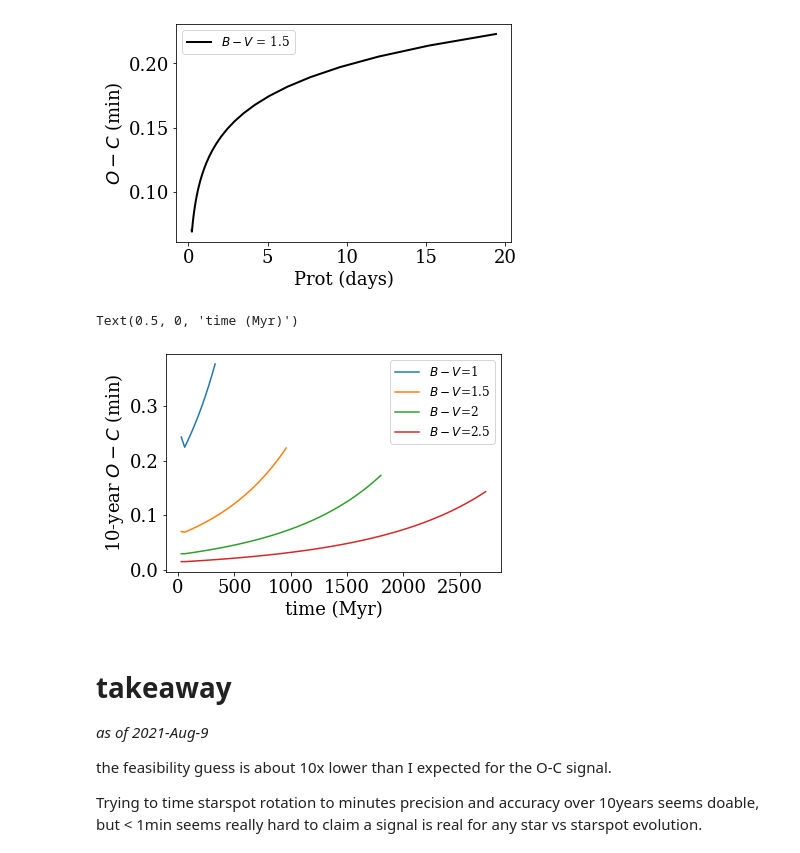
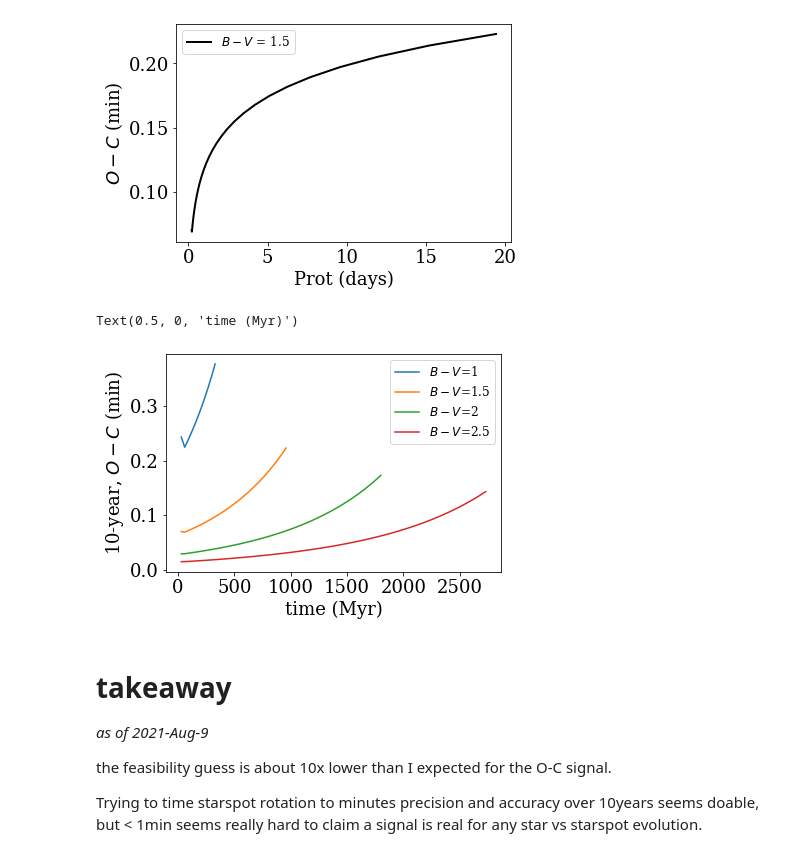
Before and after one commit to jradavenport/rapid-spin-down, a Jupyter notebook: code/feasibility.ipynb, the cells around one changed output. Saved outputs shown, nothing was run; the diff lists cells and outputs as text; code cells hidden in the pictures.

```diff
--- a/code/feasibility.ipynb
+++ b/code/feasibility.ipynb
@@ -152,17 +110,6 @@ Text(0.5, 0, 'time (Myr)')
 Let's use 10-year as our observing baseline
 # %%
 time = np.linspace(30,2999,100)
-
-def OmC(BV,time, T=10, f=1):
-    '''
-    assume 10yr observing baseline
-    '''
-    P = Barnes2003_C(BV, time)
-    Pdot = BarnesPdot(BV,time) * f # a fudge-factor to explore
-
-    OC = Pdot / (2*P) * ((T*365.25)**2) # in days
-    OC = OC * 24*60 # in min
-    return OC
 
 BV=1.5
 plt.plot(time, OmC(BV, time), label='$B-V$ = 1.5', c='k', lw=2)
@@ -186,16 +133,16 @@ plt.legend(fontsize=12)
 # %%
 f=1 # no extra pdot fudgefactor yet
 plt.figure()
 plt.plot(time, OmC(1, time,f=f), label='$B-V$=1' )
 plt.plot(time, OmC(1.5, time,f=f), label='$B-V$=1.5' )
 plt.plot(time, OmC(2, time,f=f), label='$B-V$=2' )
 plt.plot(time, OmC(2.5, time,f=f), label='$B-V$=2.5' )
 plt.legend(fontsize=12)
-plt.ylabel('10-year $O-C$ (min)')
+plt.ylabel('10-year, $O-C$ (min)')
 plt.xlabel('time (Myr)')
 # %% [output]
 Text(0.5, 0, 'time (Myr)')
-[figure, old version]
+[figure, new version]
 # %% [markdown]
 # takeaway
 *as of 2021-Aug-9*
```
Also changed, not shown: parts of 3 cells of this notebook, 1 other file.
